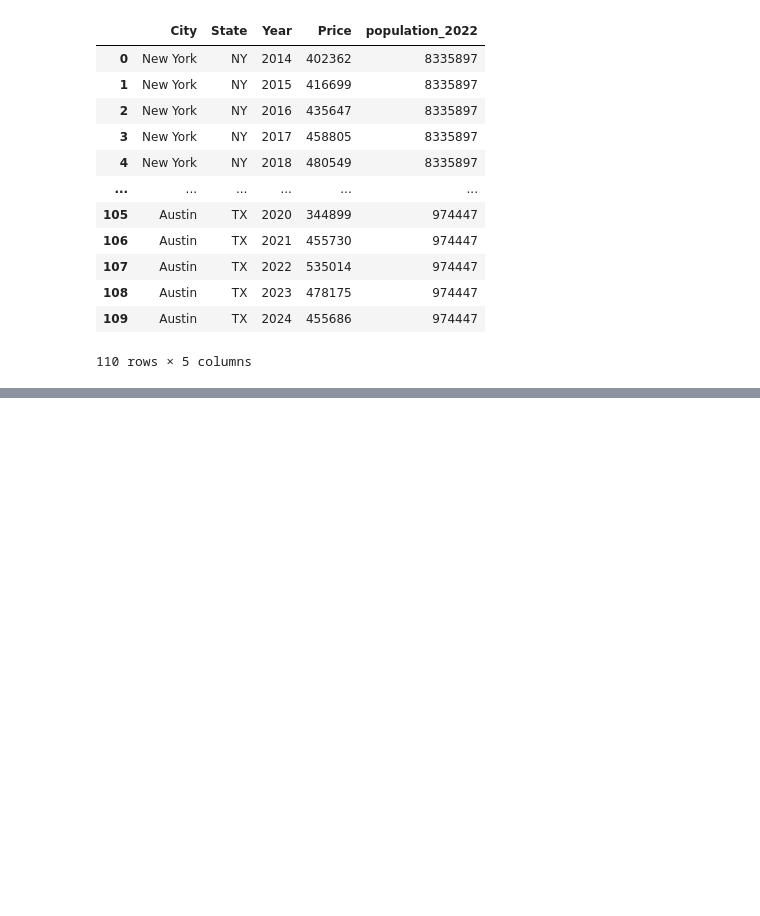
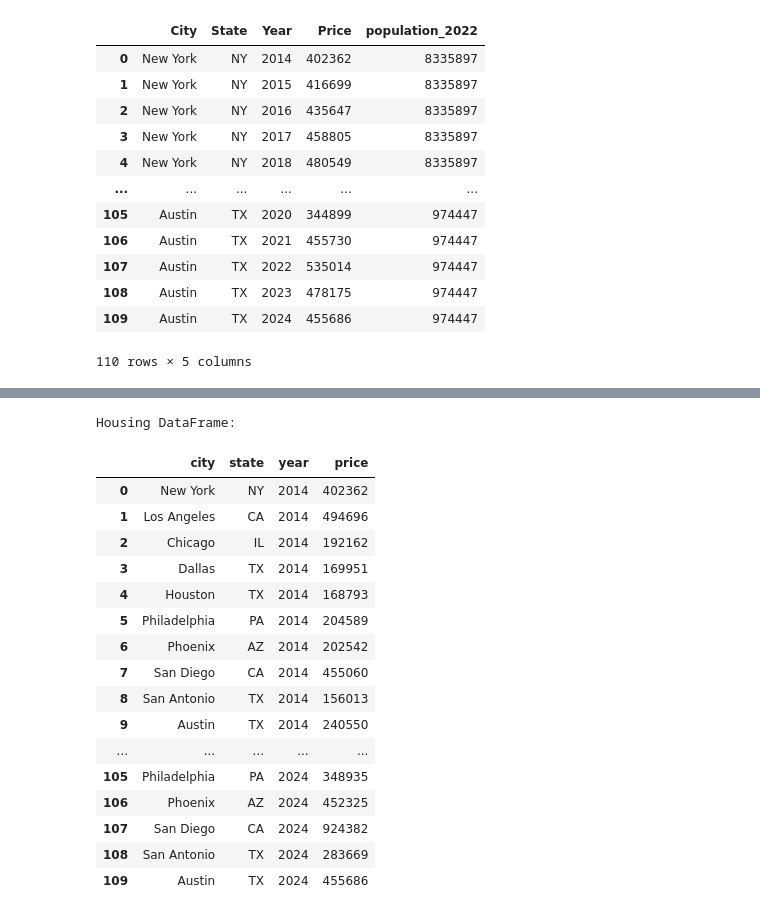
Before and after one commit to annaramer/project3, a Jupyter notebook: Cerberus.ipynb, the cells around one changed output, grey strips where cells are left out. Saved outputs shown, nothing was run; the diff lists cells and outputs as text; code cells hidden in the pictures; blank space fills up the shorter version.

```diff
--- a/Cerberus.ipynb
+++ b/Cerberus.ipynb
@@ -146,3 +134,35 @@ matching_housing_data
 # Export to csv
 housing = matching_housing_data
 housing.to_csv('housing.csv', index=False)
+# %%
+import pandas as pd
+
+# File paths for the CSV files
+housing_csv_file = 'housingsql.csv'
+population_csv_file = 'populationsql.csv'
+
+# Read the CSV files into DataFrames
+housing_df = pd.read_csv(housing_csv_file)
+population_df = pd.read_csv(population_csv_file)
+
+print("Housing DataFrame:")
+housing_df
+# %% [output]
+Housing DataFrame:
+|  | city | state | year | price |
+| 0 | New York | NY | 2014 | 402362 |
+| 1 | Los Angeles | CA | 2014 | 494696 |
+| 2 | Chicago | IL | 2014 | 192162 |
+| 3 | Dallas | TX | 2014 | 169951 |
+| 4 | Houston | TX | 2014 | 168793 |
+| 5 | Philadelphia | PA | 2014 | 204589 |
+| 6 | Phoenix | AZ | 2014 | 202542 |
+| 7 | San Diego | CA | 2014 | 455060 |
+| 8 | San Antonio | TX | 2014 | 156013 |
+| 9 | Austin | TX | 2014 | 240550 |
+| ... | ... | ... | ... | ... |
+| 105 | Philadelphia | PA | 2024 | 348935 |
+| 106 | Phoenix | AZ | 2024 | 452325 |
+| 107 | San Diego | CA | 2024 | 924382 |
+| 108 | San Antonio | TX | 2024 | 283669 |
+| 109 | Austin | TX | 2024 | 455686 |
```
Also changed, not shown: parts of 3 cells of this notebook, 6 other files.
